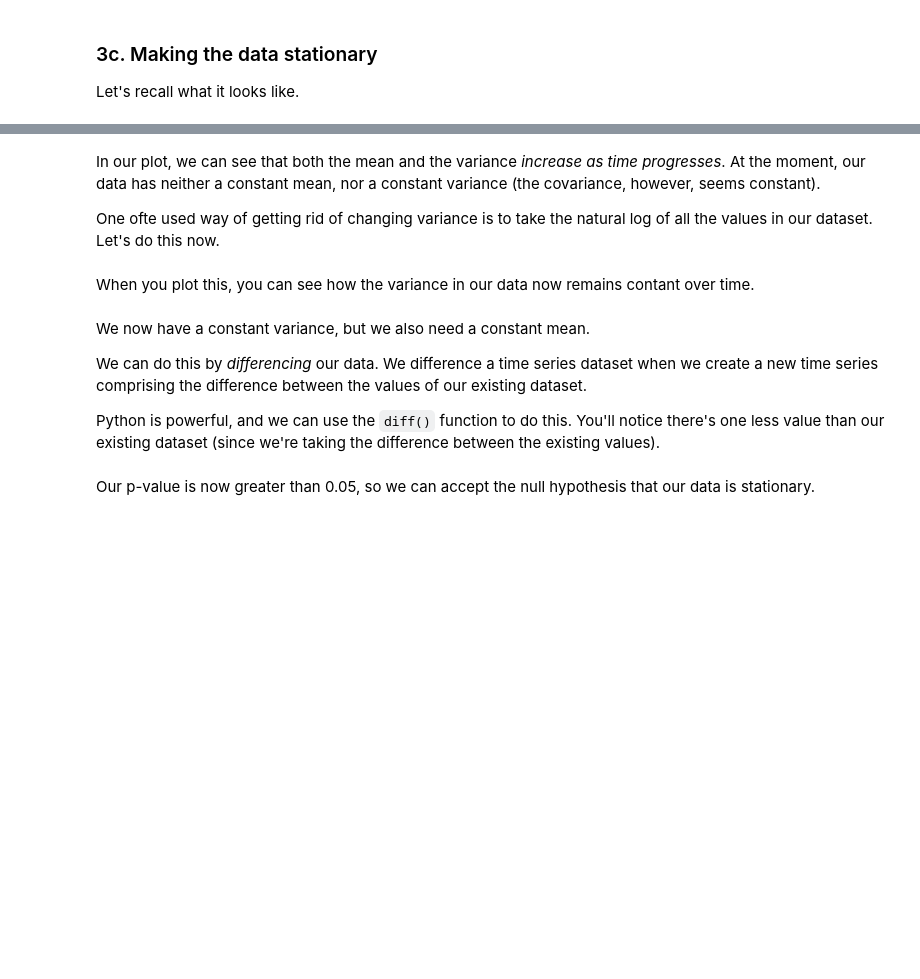
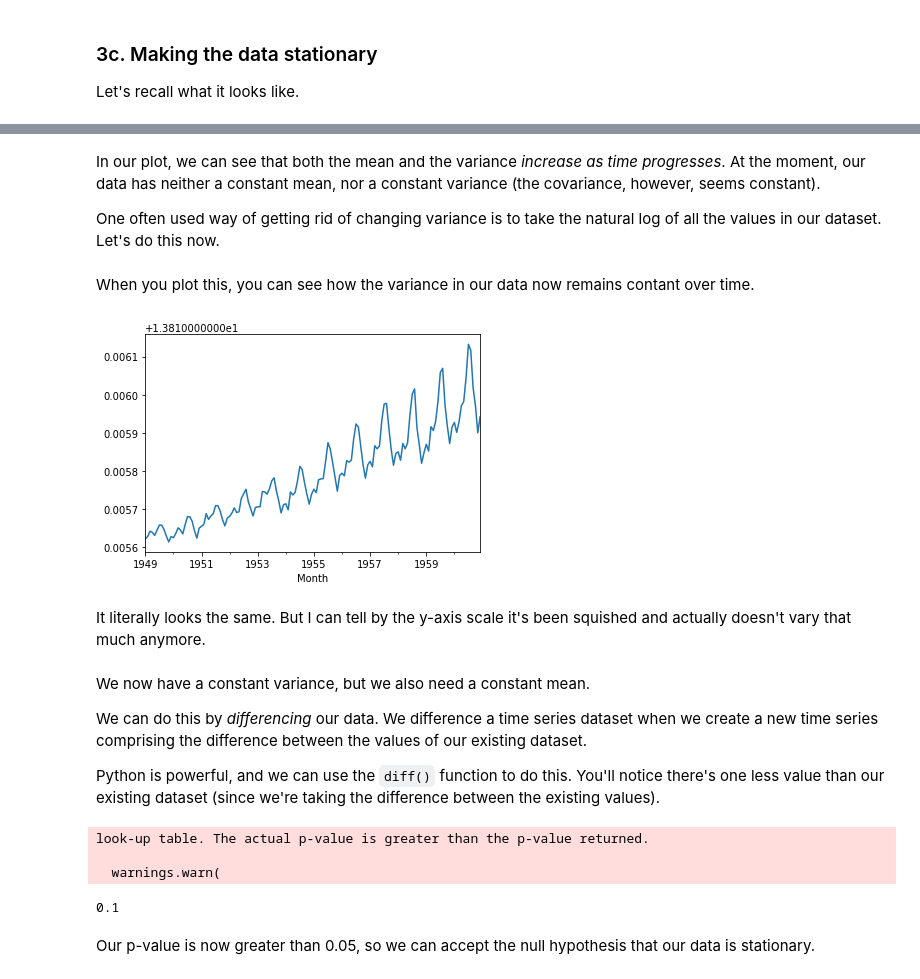
Before and after one commit to GwenToves/SpringBoard, a Jupyter notebook: Time Series Analysis - Case Study/Cowboys&CigrettesCaseStudy/Cowboy Cigarettes Case Study - Tier 3.ipynb, the cells around one changed output, grey strips where cells are left out. Saved outputs shown, nothing was run; the diff lists cells and outputs as text; code cells hidden in the pictures; blank space fills up the shorter version.

```diff
--- a/Time Series Analysis - Case Study/Cowboys&CigrettesCaseStudy/Cowboy Cigarettes Case Study - Tier 3.ipynb
+++ b/Time Series Analysis - Case Study/Cowboys&CigrettesCaseStudy/Cowboy Cigarettes Case Study - Tier 3.ipynb
@@ -239,4 +301,4 @@ _ _ _
 # %% [markdown]
 In our plot, we can see that both the mean and the variance *increase as time progresses*. At the moment, our data has neither a constant mean, nor a constant variance (the covariance, however, seems constant).
 
-One ofte  used way of getting rid of changing variance is to take the natural log of all the values in our dataset. Let's do this now.
+One often  used way of getting rid of changing variance is to take the natural log of all the values in our dataset. Let's do this now.
@@ -245,3 +305,5 @@ _ _ _
+# %%
+y_log = np.log(y)
 # %% [markdown]
 
 When you plot this, you can see how the variance in our data now remains contant over time.
@@ -250,3 +310,9 @@ _ _ _
+# %%
+y_log.plot();
+# %% [output]
+[figure, added]
+# %% [markdown]
+It literally looks the same. But I can tell by the y-axis scale it's been squished and actually doesn't vary that much anymore.
 # %% [markdown]
 We now have a constant variance, but we also need a constant mean.
 
@@ -258,3 +322,13 @@ _ _ _
+# %%
+f_diff = y_log.diff()
+
+p_value = kpss(f_diff.dropna())[1]
+p_value
+# %% [output]
+look-up table. The actual p-value is greater than the p-value returned.
+
+  warnings.warn(
+0.1
 # %% [markdown]
 Our p-value is now greater than 0.05, so we can accept the null hypothesis that our data is stationary.
 # %% [markdown]
```
Also changed, not shown: parts of 29 cells of this notebook.
